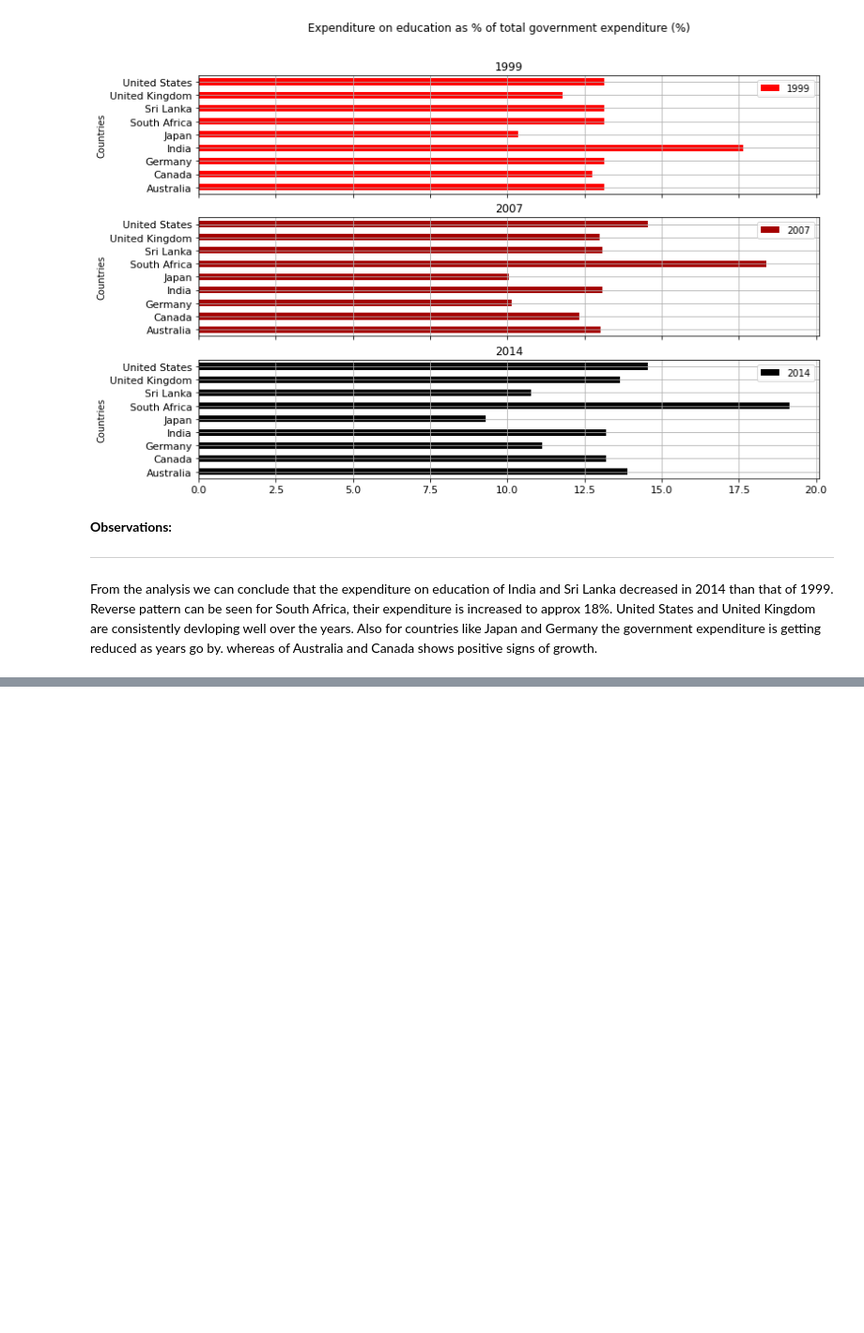
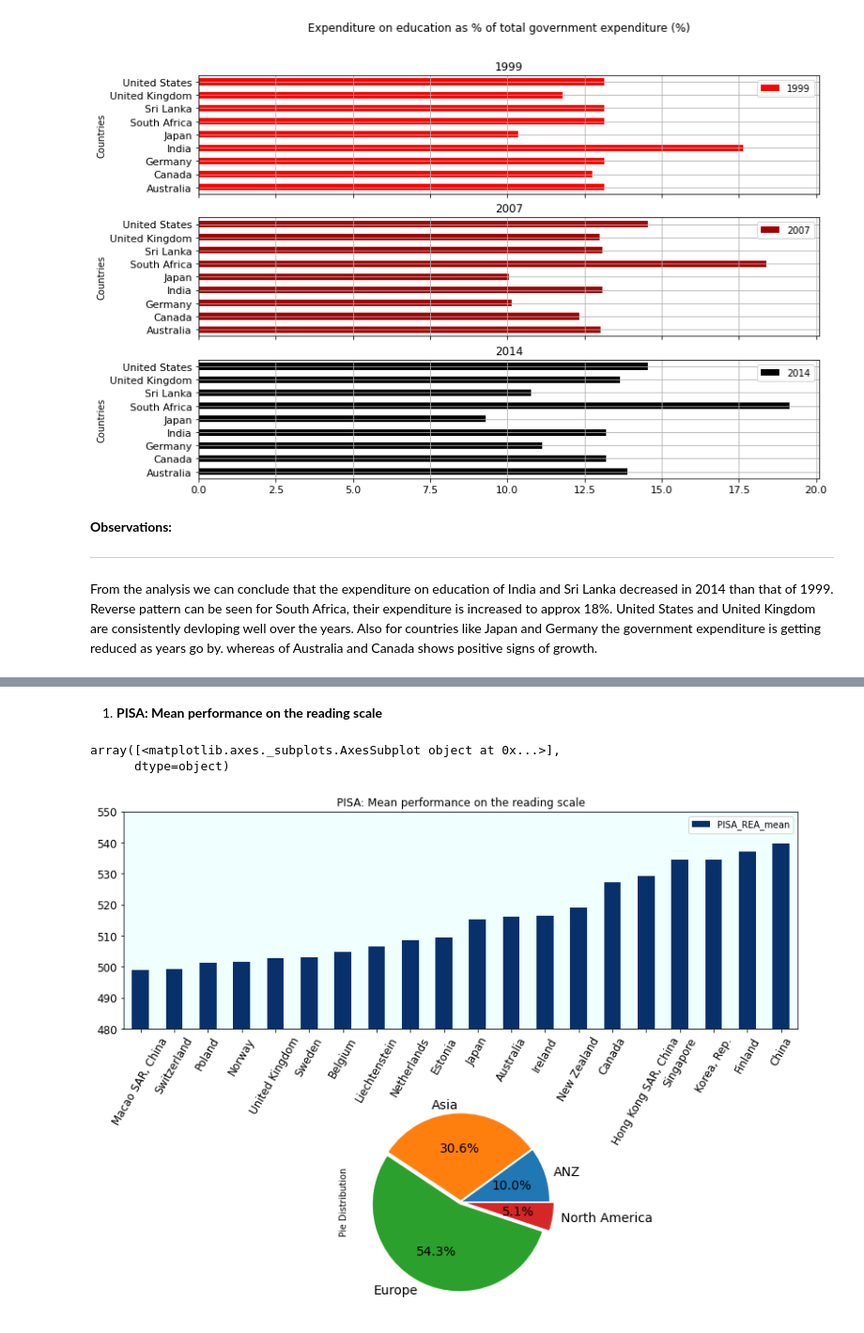
Before and after one commit to DS-Shubham-Pandey/World-Bank-Global-Education-Analysis, a Jupyter notebook: World_Bank_Global_Education_Analysis_Capstone_Project.ipynb, the cells around one changed output, grey strips where cells are left out. Shown: that part at 94% size. Saved outputs shown, nothing was run; the diff lists cells and outputs as text; code cells hidden in the pictures; blank space fills up the shorter version.

```diff
--- a/World_Bank_Global_Education_Analysis_Capstone_Project.ipynb
+++ b/World_Bank_Global_Education_Analysis_Capstone_Project.ipynb
@@ -674,0 +937,51 @@ Also for countries like Japan and Germany the government expenditure is getting
+# %% [markdown]
+1. **PISA: Mean performance on the reading scale**
+# %%
+#creating a sub dataframe for the 'PISA: Mean performance on the reading scale' indicator
+tempdf2 = EdStatsData.loc[EdStatsData['Indicator Code'] == Indicators[-2]].copy()
+
+#saving the Indicator name to 'Title8'
+Title8 = EdStatsData.loc[EdStatsData['Indicator Code'] == Indicators[-2]]["Indicator Name"][2301]
+
+#creating colrange for the data columns
+col = tempdf2.loc[: , "1970":"2100"]
+
+#populating a new colum 'PISA_REA_mean', with row mean value for the column range
+tempdf2['PISA_REA_mean'] = col.mean(axis=1)
+
+#getting the rows that have a not-null 'PISA_REA_mean'
+tempdf2 = tempdf2[pd.notnull(tempdf2['PISA_REA_mean'])]
+
+#taking just the country name and 'PISA_REA_mean'
+PISA_REA_pie = tempdf2[['Country Name', 'PISA_REA_mean']]
+
+#creating a new dataframe for piechart, with top 20 values for 'PISA_REA_mean'
+PISA_REA_pie = PISA_REA_pie.sort_values(by="PISA_REA_mean")[-20:]
+
+#setting 'Country Name' as index (for barplot)
+PISA_REA=PISA_REA_pie.set_index('Country Name')
+PISA_REA = PISA_REA.sort_values(by="PISA_REA_mean")[-20:]
+
+#sorting top 20 values
+
+#creating figure and axes objects for bargraph
+figure, axes = plt.subplots(nrows = 2, ncols = 1)
+figure.tight_layout()
+
+#plotting bargraph
+PISA_REA.plot(kind='bar', figsize = (12,9), ylim = (480, 550), xlabel = "Countries",
+                    title = Title8, rot = 60, colormap = "Blues_r", legend = True,
+                    fontsize = 12, ax = axes[0]).patch.set_facecolor('#f0ffff')
+
+#populating 'Continent' column with continents for each country
+contdict = {'Denmark':'Europe','Slovenia':'Europe','Germany':'Europe','Iceland':'Europe','Vietnam':'Asia','Poland':'Europe','Macao SAR, China':'Asia','Switzerland':'Europe','Norway':'Europe','United Kingdom':'Europe','Sweden':'Europe','Belgium':'Europe','Liechtenstein'	:'Europe','Netherlands':'Europe','Estonia':'Europe','Japan':'Asia','Australia':'ANZ','Ireland':'Europe','New Zealand':'ANZ','Canada':'North America','Hong Kong SAR, China':'Asia','Singapore':'Asia', 'Korea, Rep.':'Asia','Finland':'Europe','China':'Asia'	}
+PISA_REA_pie['Continent']=PISA_REA_pie['Country Name'].map(contdict)
+
+#grouping by continents, and plotting pie chart
+PISA_REA_pie.groupby(['Continent']).sum().plot(kind='pie', ylabel = "Pie Distribution",subplots=True,
+                                               figsize=(12,9),autopct='%1.1f%%', explode = [0.02,0.02,0.03,0.07],
+                                               textprops={'fontsize': 14},legend=False, ax = axes[1])
+# %% [output]
+array([<matplotlib.axes._subplots.AxesSubplot object at 0x...>],
+      dtype=object)
+[figure, added]
```
Also changed, not shown: parts of 23 cells of this notebook.
